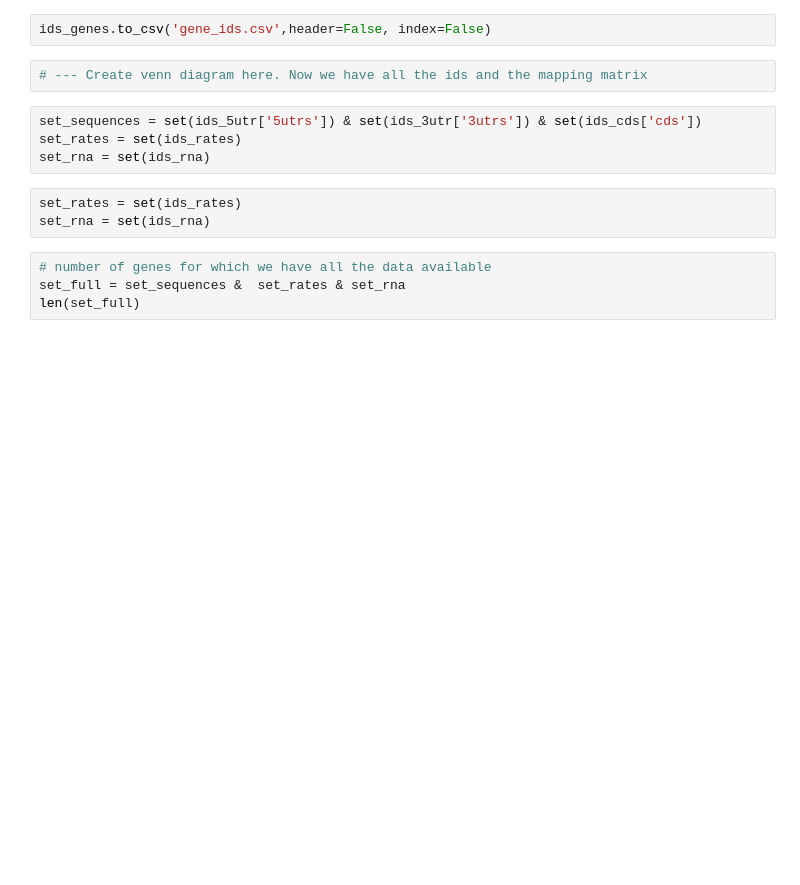
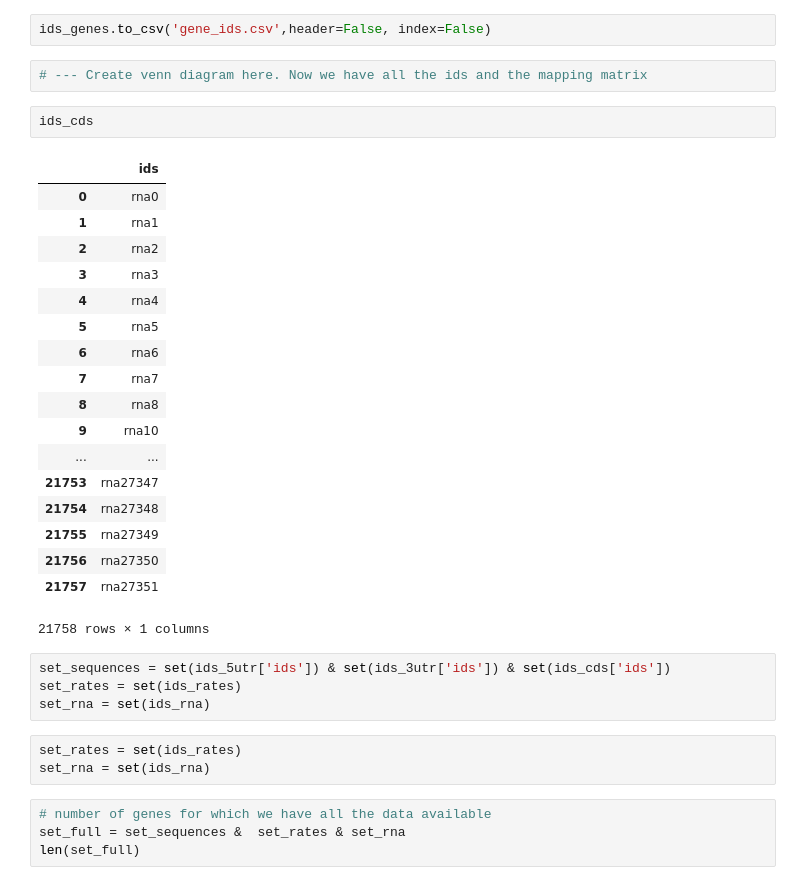
Before and after one commit to SheffieldML/GenePy, a Jupyter notebook: cho/data_cho/data_processing.ipynb, the cells around one changed output. Drawn from its saved outputs; the diff is of its cells as text; blank space fills up the shorter version.

```diff
--- a/cho/data_cho/data_processing.ipynb
+++ b/cho/data_cho/data_processing.ipynb
@@ -52,8 +93,29 @@ ids_genes = pd.merge(pd.merge(ids_5utr, ids_3utr,on=['ids'], how='inner'), ids_c
 ids_genes.to_csv('gene_ids.csv',header=False, index=False)
 # %%
 # --- Create venn diagram here. Now we have all the ids and the mapping matrix
+# %%
+ids_cds
+# %% [output]
+|  | ids |
+| 0 | rna0 |
+| 1 | rna1 |
+| 2 | rna2 |
+| 3 | rna3 |
+| 4 | rna4 |
+| 5 | rna5 |
+| 6 | rna6 |
+| 7 | rna7 |
+| 8 | rna8 |
+| 9 | rna10 |
+| ... | ... |
+| 21753 | rna27347 |
+| 21754 | rna27348 |
+| 21755 | rna27349 |
+| 21756 | rna27350 |
+| 21757 | rna27351 |
+21758 rows × 1 columns
 # %%
-set_sequences = set(ids_5utr['5utrs']) & set(ids_3utr['3utrs']) & set(ids_cds['cds'])
+set_sequences = set(ids_5utr['ids']) & set(ids_3utr['ids']) & set(ids_cds['ids'])
 set_rates = set(ids_rates)
 set_rna = set(ids_rna)
 # %%
```
Also changed, not shown: parts of 4 cells of this notebook, 16 other files.
